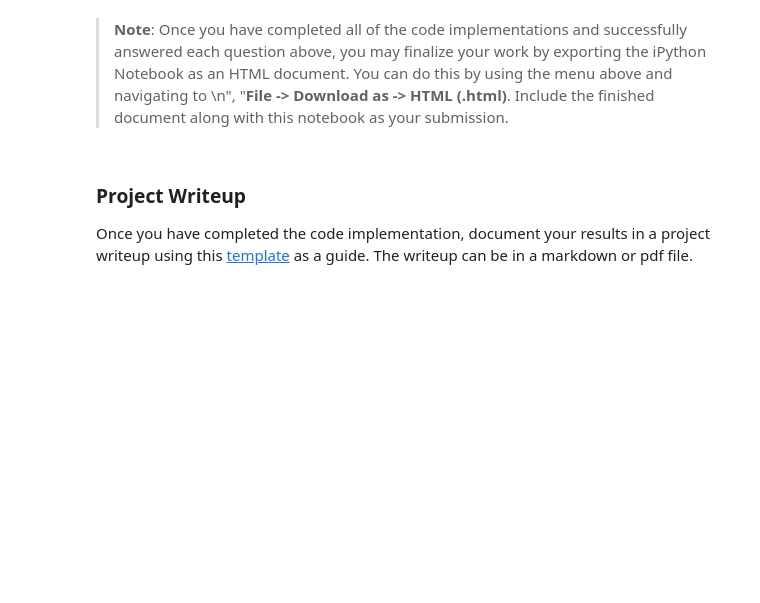
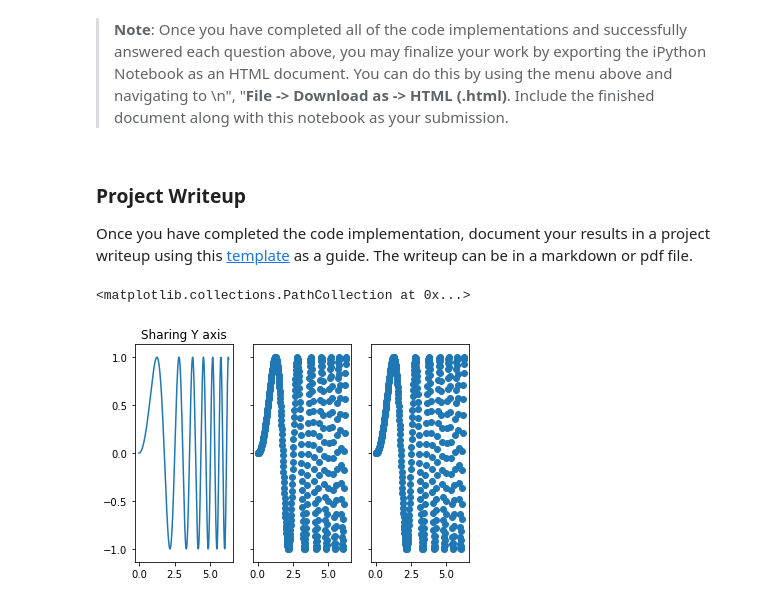
Before and after one commit to tarasovp/udacity, a Jupyter notebook: CarND-Traffic-Sign-Classifier-Project/Traffic_Sign_Classifier.ipynb, the cells around one changed output. Saved outputs shown, nothing was run; the diff lists cells and outputs as text; code cells hidden in the pictures; blank space fills up the shorter version.

```diff
--- a/CarND-Traffic-Sign-Classifier-Project/Traffic_Sign_Classifier.ipynb
+++ b/CarND-Traffic-Sign-Classifier-Project/Traffic_Sign_Classifier.ipynb
@@ -584,3 +499,24 @@ Discuss how you used the visual output of your trained network's feature maps to
 ### Project Writeup
 
 Once you have completed the code implementation, document your results in a project writeup using this [template](https://github.com/udacity/CarND-Traffic-Sign-Classifier-Project/blob/master/writeup_template.md) as a guide. The writeup can be in a markdown or pdf file.
+# %%
+import matplotlib.pyplot as plt
+import numpy as np
+
+# Simple data to display in various forms
+x = np.linspace(0, 2 * np.pi, 400)
+y = np.sin(x ** 2)
+
+plt.close('all')
+
+
+
+# Two subplots, unpack the axes array immediately
+f, (ax1, ax2,ax3) = plt.subplots(1, 3, sharey=True)
+ax1.plot(x, y)
+ax1.set_title('Sharing Y axis')
+ax2.scatter(x, y)
+ax3.scatter(x, y)
+# %% [output]
+<matplotlib.collections.PathCollection at 0x...>
+[figure, added]
```
Also changed, not shown: parts of 23 cells of this notebook, 5 other files.
